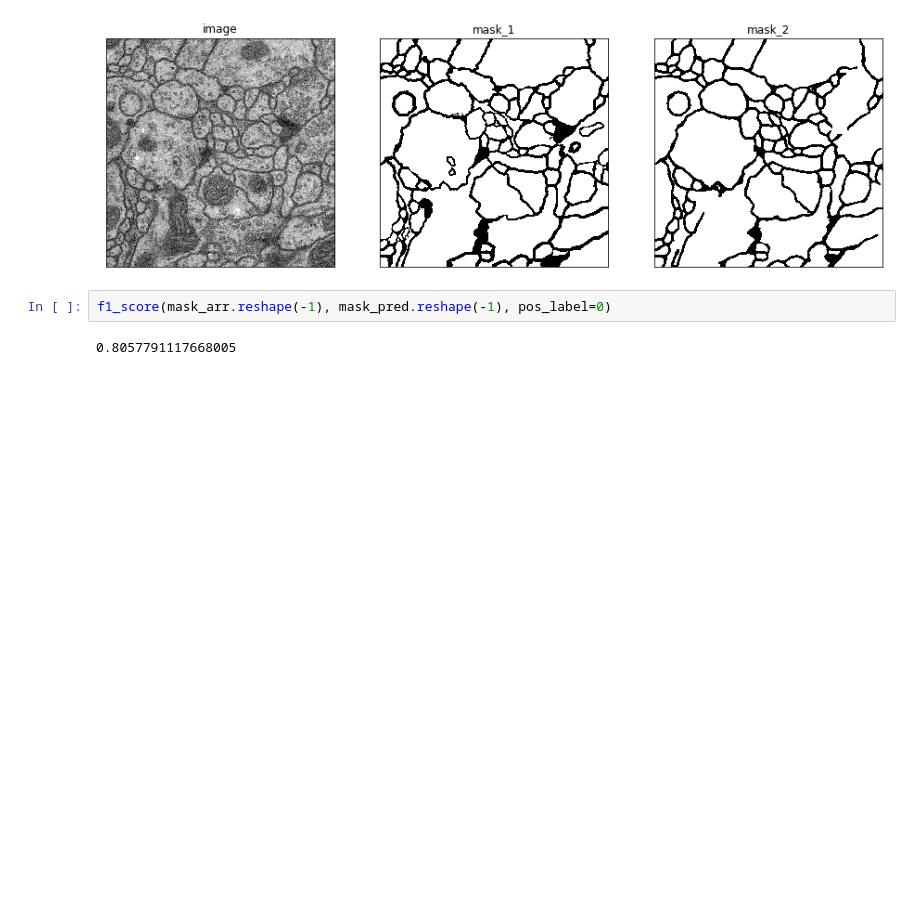
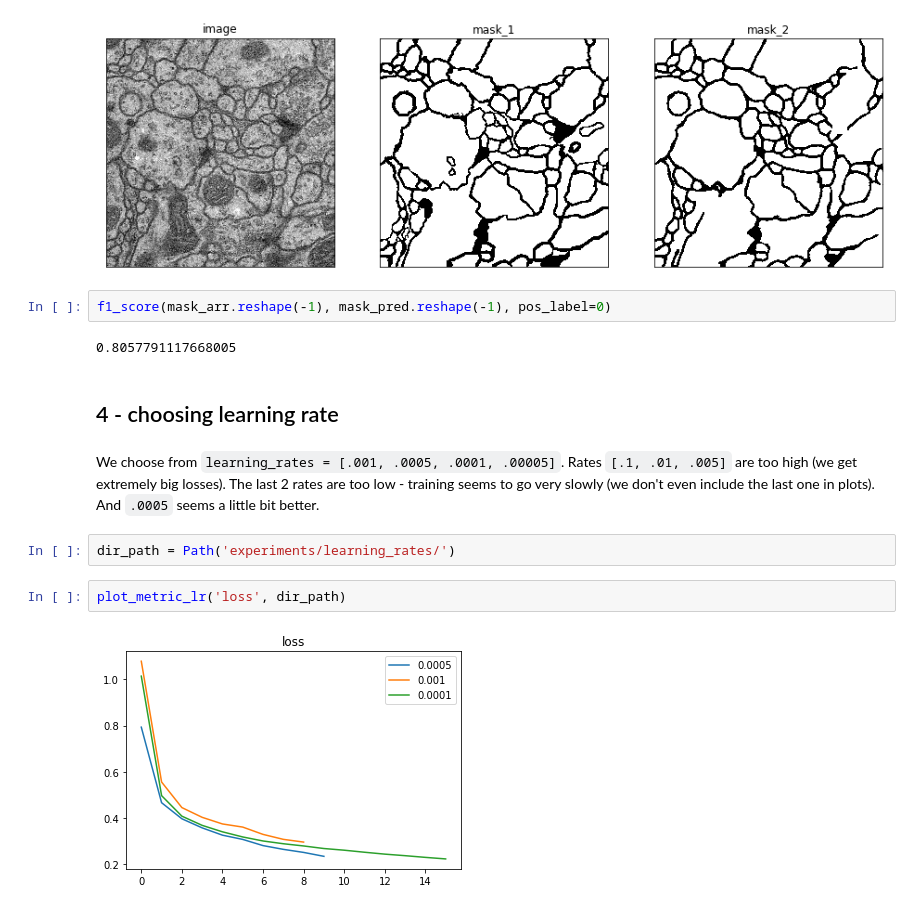
Before and after one commit to ilyarudyak/cs230_project_keras, a Jupyter notebook: isbi_challenge/training_v1.ipynb, the cells around one changed output. Drawn from its saved outputs; the diff is of its cells as text; blank space fills up the shorter version.

```diff
--- a/isbi_challenge/training_v1.ipynb
+++ b/isbi_challenge/training_v1.ipynb
@@ -172,3 +171,13 @@ plot_masks(img_arr, [mask_arr, mask_pred])
 f1_score(mask_arr.reshape(-1), mask_pred.reshape(-1), pos_label=0)
 # %% [output]
 0.8057791117668005
+# %% [markdown]
+## 4 - choosing learning rate
+# %% [markdown]
+We choose from `learning_rates = [.001, .0005, .0001, .00005]`. Rates `[.1, .01, .005]` are too high (we get extremely big losses). The last 2 rates are too low - training seems to go very slowly (we don't even include the last one in plots). And `.0005` seems a little bit better.
+# %%
+dir_path = Path('experiments/learning_rates/')
+# %%
+plot_metric_lr('loss', dir_path)
+# %% [output]
+[figure, added]
```
Also changed, not shown: parts of 5 cells of this notebook, 8 other files.
